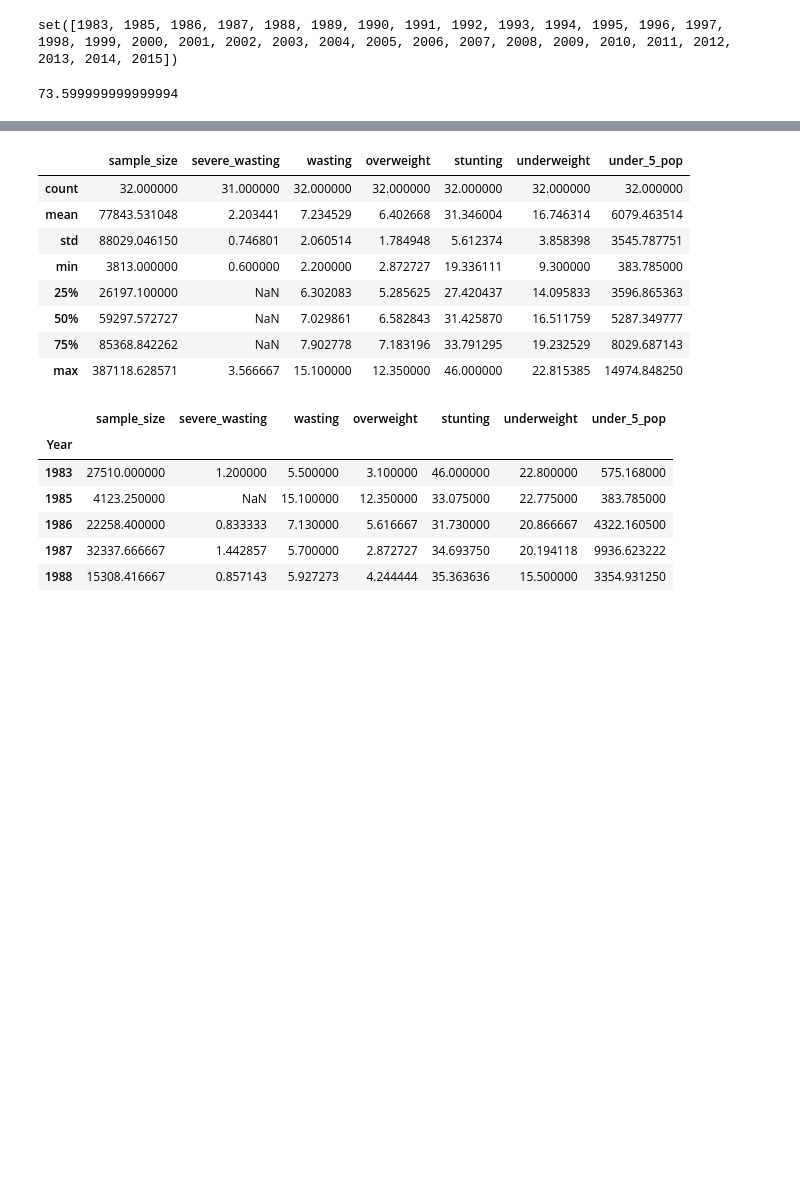
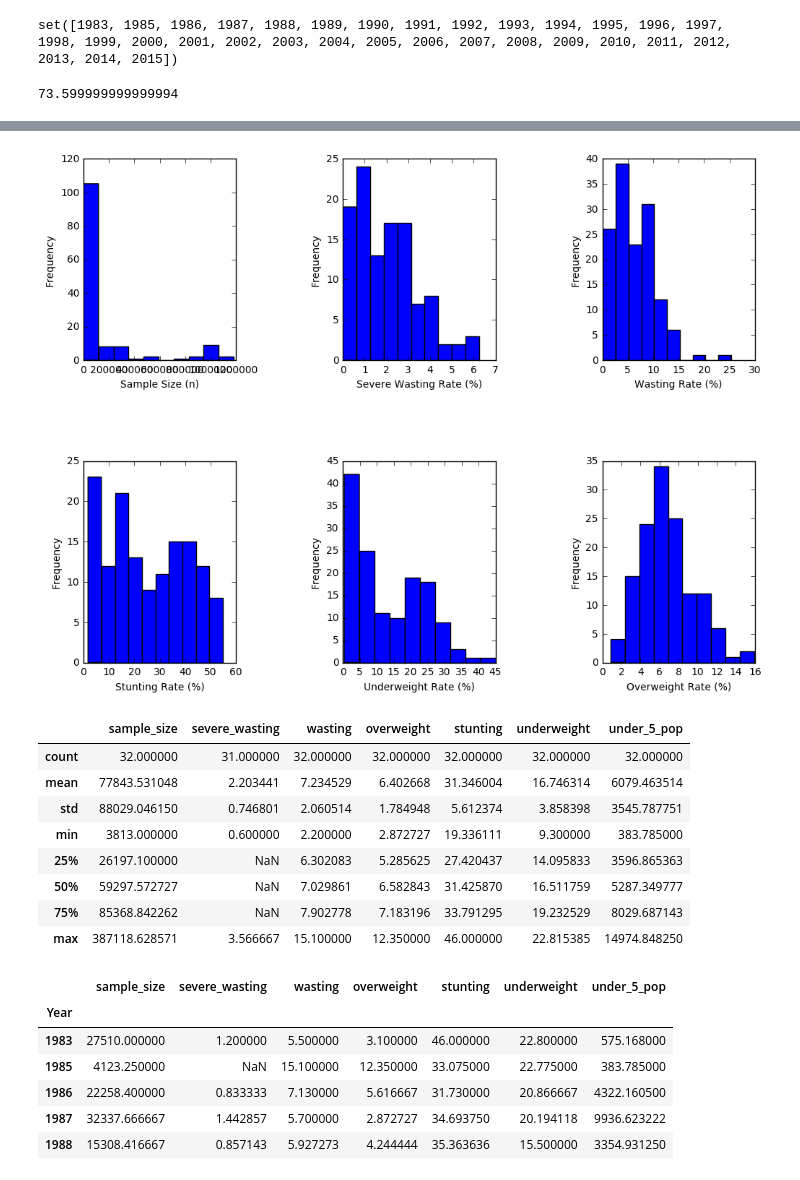
Before and after one commit to Apeder/Global_Stunting_Visualization, a Jupyter notebook: Data/Raw_Data_Cleaning/Data_Acquisition_Cleaning.ipynb, the cells around one changed output, grey strips where cells are left out. Saved outputs shown, nothing was run; the diff lists cells and outputs as text; code cells hidden in the pictures; blank space fills up the shorter version.

Commit message:
finalizing exploratory visualizations

```diff
--- a/Data/Raw_Data_Cleaning/Data_Acquisition_Cleaning.ipynb
+++ b/Data/Raw_Data_Cleaning/Data_Acquisition_Cleaning.ipynb
@@ -89,0 +49,11 @@ malnutrition_data_raw.groupby(['ISO_country', 'Year']).head()
+# %%
+import numpy as np
+
+regions = malnutrition_data_raw.groupby(['Year','WB_income_region'])
+
+mean_regional_stunting = regions.aggregate(np.mean)
+
+mean_regional_stunting.describe()
+
+
+# malnutrition_data_raw['WB_income_region']
@@ -90,3 +80,61 @@ malnutrition_data_raw.groupby(['ISO_country', 'Year']).head()
+# %%
+import matplotlib
+import matplotlib.pyplot as plt
+
+fig = plt.figure()
+
+ax1 = fig.add_subplot(2, 3, 1)
+ax2 = fig.add_subplot(2, 3, 2)
+ax3 = fig.add_subplot(2, 3, 3)
+ax4 = fig.add_subplot(2, 3, 4)
+ax5 = fig.add_subplot(2, 3, 5)
+ax6 = fig.add_subplot(2, 3, 6)
+# ax7 = fig.add_subplot(2, 3, 7)
+
+n, bins, patches = ax1.hist(mean_regional_stunting.sample_size.dropna())
+ax1.set_xlabel('Sample Size (n)')
+ax1.set_ylabel('Frequency')
+
+n, bins, patches = ax2.hist(mean_regional_stunting.severe_wasting.dropna())
+ax2.set_xlabel('Severe Wasting Rate (%)')
+ax2.set_ylabel('Frequency')
+
+n, bins, patches = ax3.hist(mean_regional_stunting.wasting.dropna())
+ax3.set_xlabel('Wasting Rate (%)')
+ax3.set_ylabel('Frequency')
+
+n, bins, patches = ax4.hist(mean_regional_stunting.stunting.dropna())
+ax4.set_xlabel('Stunting Rate (%)')
+ax4.set_ylabel('Frequency')
+
+n, bins, patches = ax5.hist(mean_regional_stunting.underweight.dropna())
+ax5.set_xlabel('Underweight Rate (%)')
+ax5.set_ylabel('Frequency')
+
+n, bins, patches = ax6.hist(mean_regional_stunting.overweight.dropna())
+ax6.set_xlabel('Overweight Rate (%)')
+ax6.set_ylabel('Frequency')
+
+# n, bins, patches = ax7.hist(mean_regional_stunting.under_5_pop.dropna())
+# ax7.set_xlabel('')
+# ax7.set_ylabel('Frequency')
+# plt.tight_layout()
+
+# Get current size
+fig_size = plt.rcParams["figure.figsize"]
+
+# Prints: [8.0, 6.0]
+# print "Current size:", fig_size
+
+# Set figure width to 12 and height to 9
+fig_size[0] = 25
+fig_size[1] = 10
+plt.rcParams["figure.figsize"] = fig_size
+
+plt.subplots_adjust(wspace=.7, hspace=.5)
+plt.show()
+# %% [output]
+[figure, added]
 # %%
 import numpy as np
 
```
Also changed, not shown: parts of 12 cells of this notebook.
